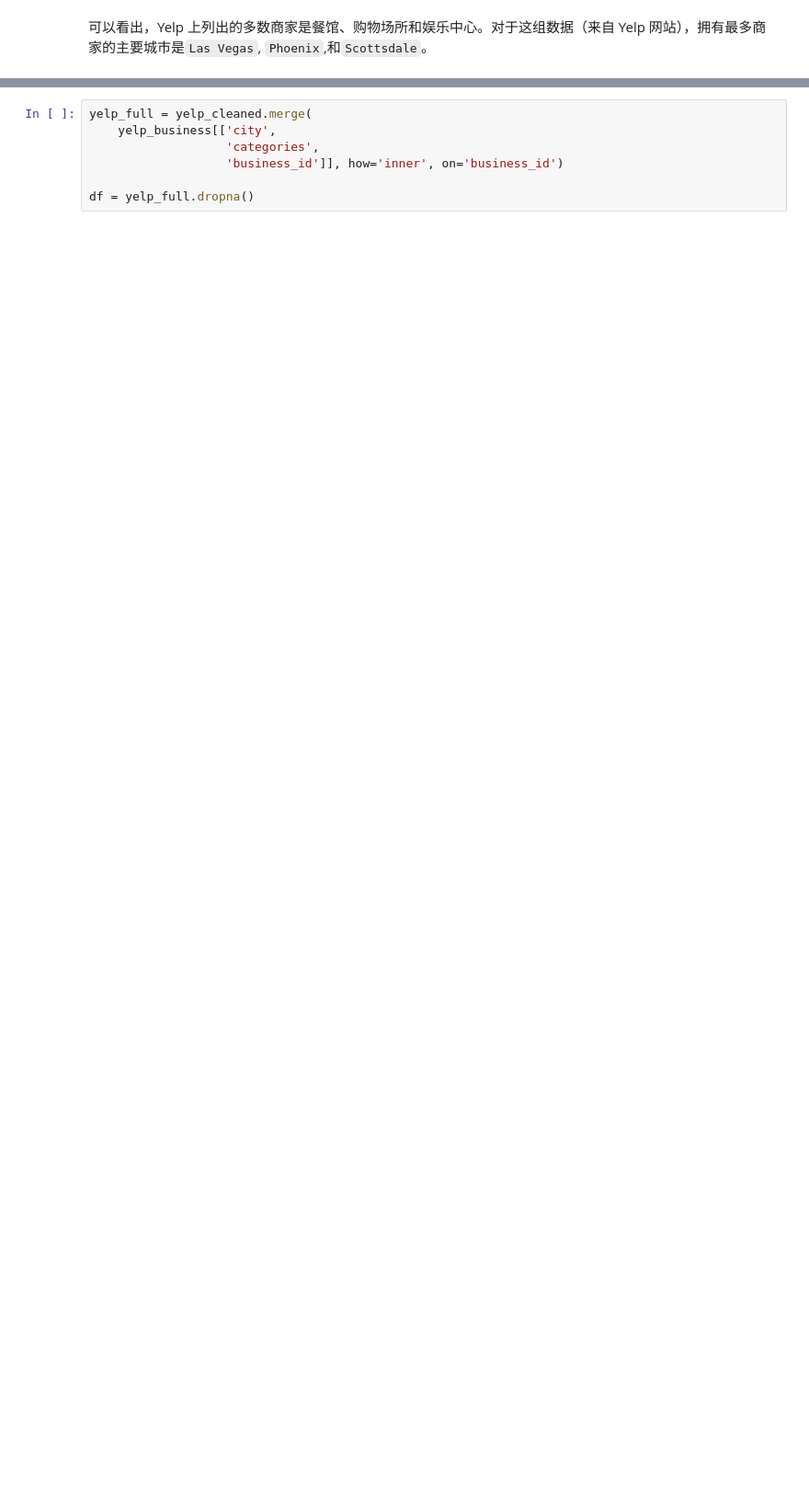
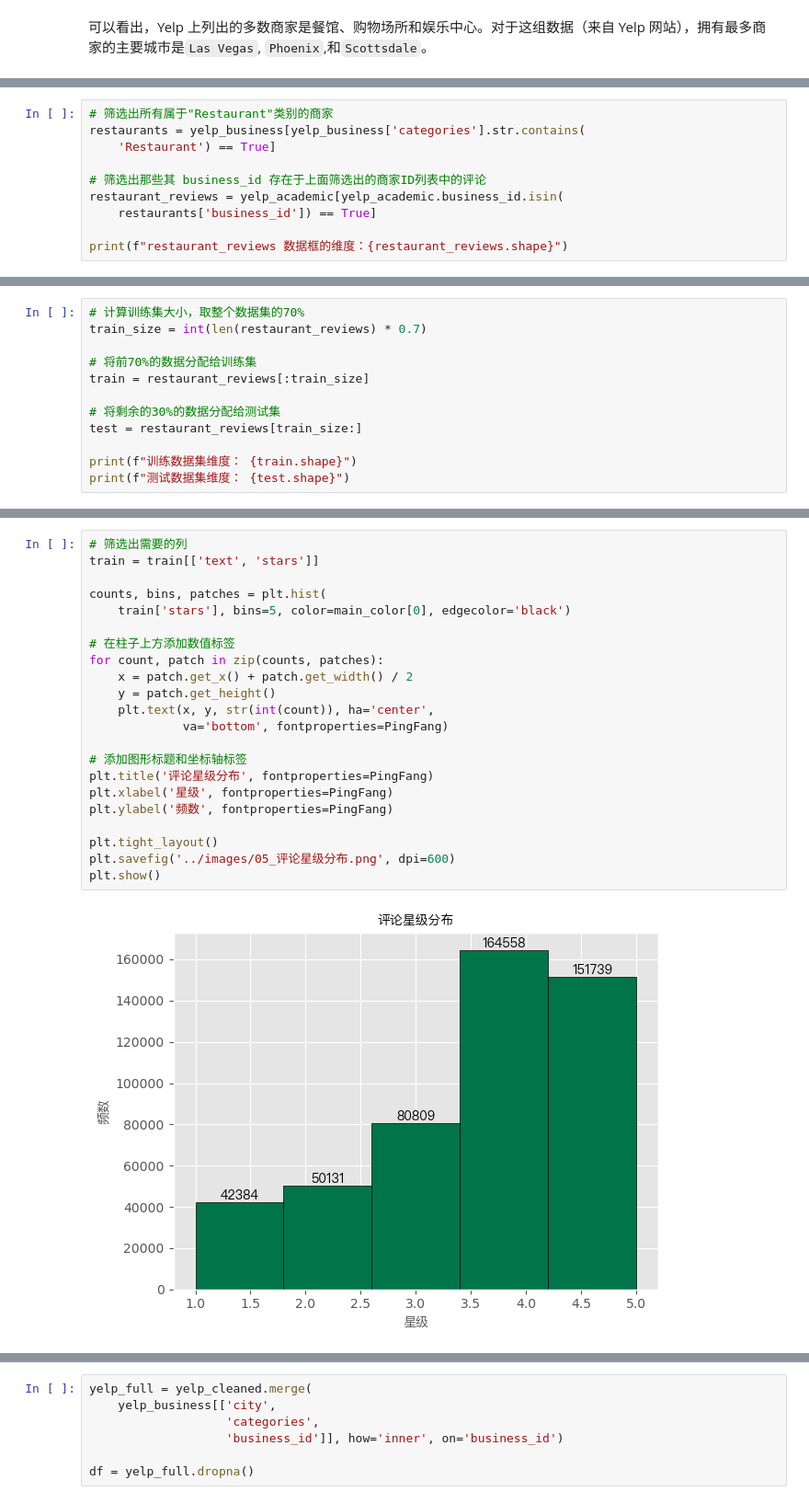
Before and after one commit to nanhaishu/YelpRecommendation-new-, a Jupyter notebook: notebooks/01_数据预处理.ipynb, the cells around one changed output, grey strips where cells are left out. Shown at 92% size. Saved outputs shown, nothing was run; the diff lists cells and outputs as text; blank space fills up the shorter version.

```diff
--- a/notebooks/01_数据预处理.ipynb
+++ b/notebooks/01_数据预处理.ipynb
@@ -137,0 +150,10 @@ plt.show()
+# %%
+# 筛选出所有属于"Restaurant"类别的商家
+restaurants = yelp_business[yelp_business['categories'].str.contains(
+    'Restaurant') == True]
+
+# 筛选出那些其 business_id 存在于上面筛选出的商家ID列表中的评论
+restaurant_reviews = yelp_academic[yelp_academic.business_id.isin(
+    restaurants['business_id']) == True]
+
+print(f"restaurant_reviews 数据框的维度：{restaurant_reviews.shape}")
@@ -137,0 +162,12 @@ plt.show()
+# %%
+# 计算训练集大小，取整个数据集的70%
+train_size = int(len(restaurant_reviews) * 0.7)
+
+# 将前70%的数据分配给训练集
+train = restaurant_reviews[:train_size]
+
+# 将剩余的30%的数据分配给测试集
+test = restaurant_reviews[train_size:]
+
+print(f"训练数据集维度： {train.shape}")
+print(f"测试数据集维度： {test.shape}")
@@ -137,0 +177,24 @@ plt.show()
+# %%
+# 筛选出需要的列
+train = train[['text', 'stars']]
+
+counts, bins, patches = plt.hist(
+    train['stars'], bins=5, color=main_color[0], edgecolor='black')
+
+# 在柱子上方添加数值标签
+for count, patch in zip(counts, patches):
+    x = patch.get_x() + patch.get_width() / 2
+    y = patch.get_height()
+    plt.text(x, y, str(int(count)), ha='center',
+             va='bottom', fontproperties=PingFang)
+
+# 添加图形标题和坐标轴标签
+plt.title('评论星级分布', fontproperties=PingFang)
+plt.xlabel('星级', fontproperties=PingFang)
+plt.ylabel('频数', fontproperties=PingFang)
+
+plt.tight_layout()
+plt.savefig('../images/05_评论星级分布.png', dpi=600)
+plt.show()
+# %% [output]
+[figure, added]
```
Also changed, not shown: parts of 45 cells of this notebook.
